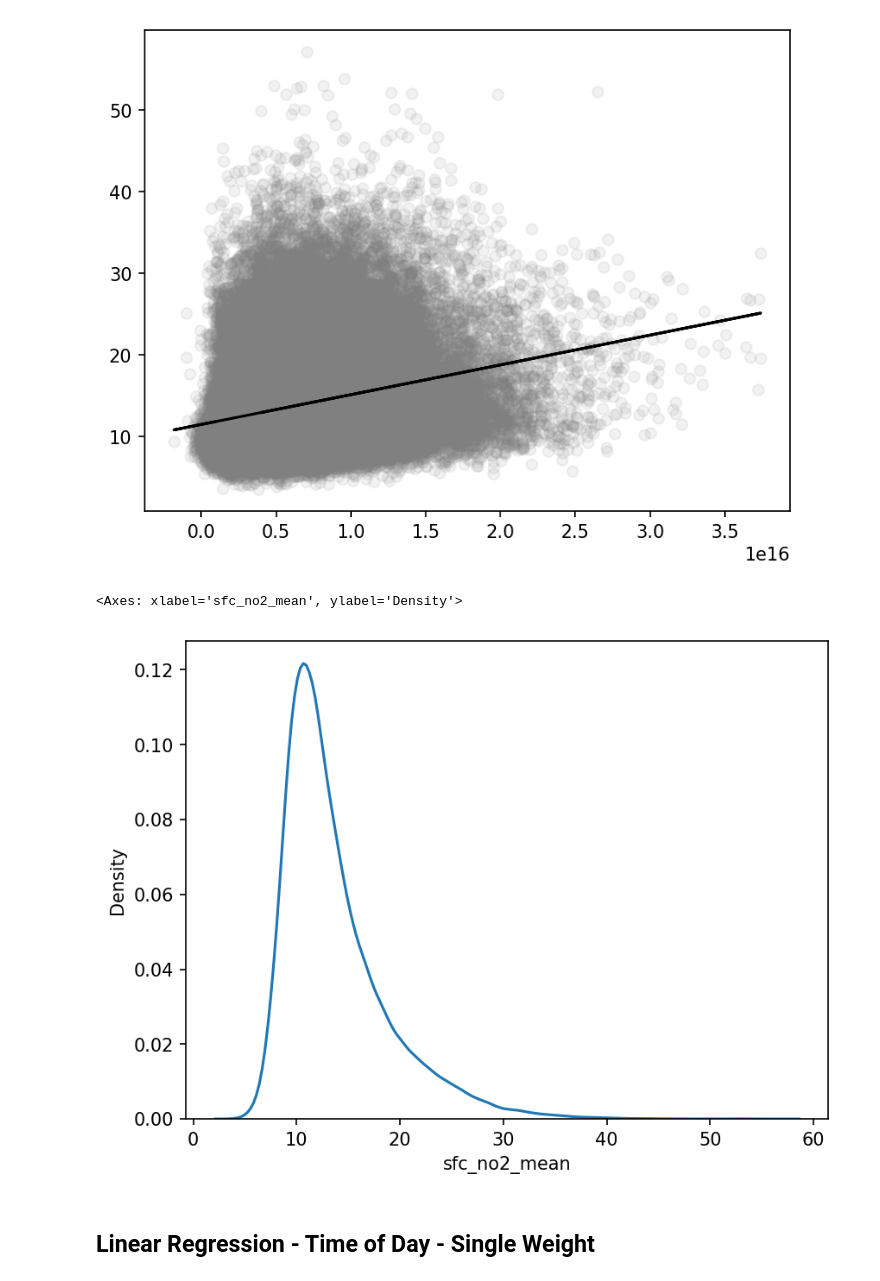
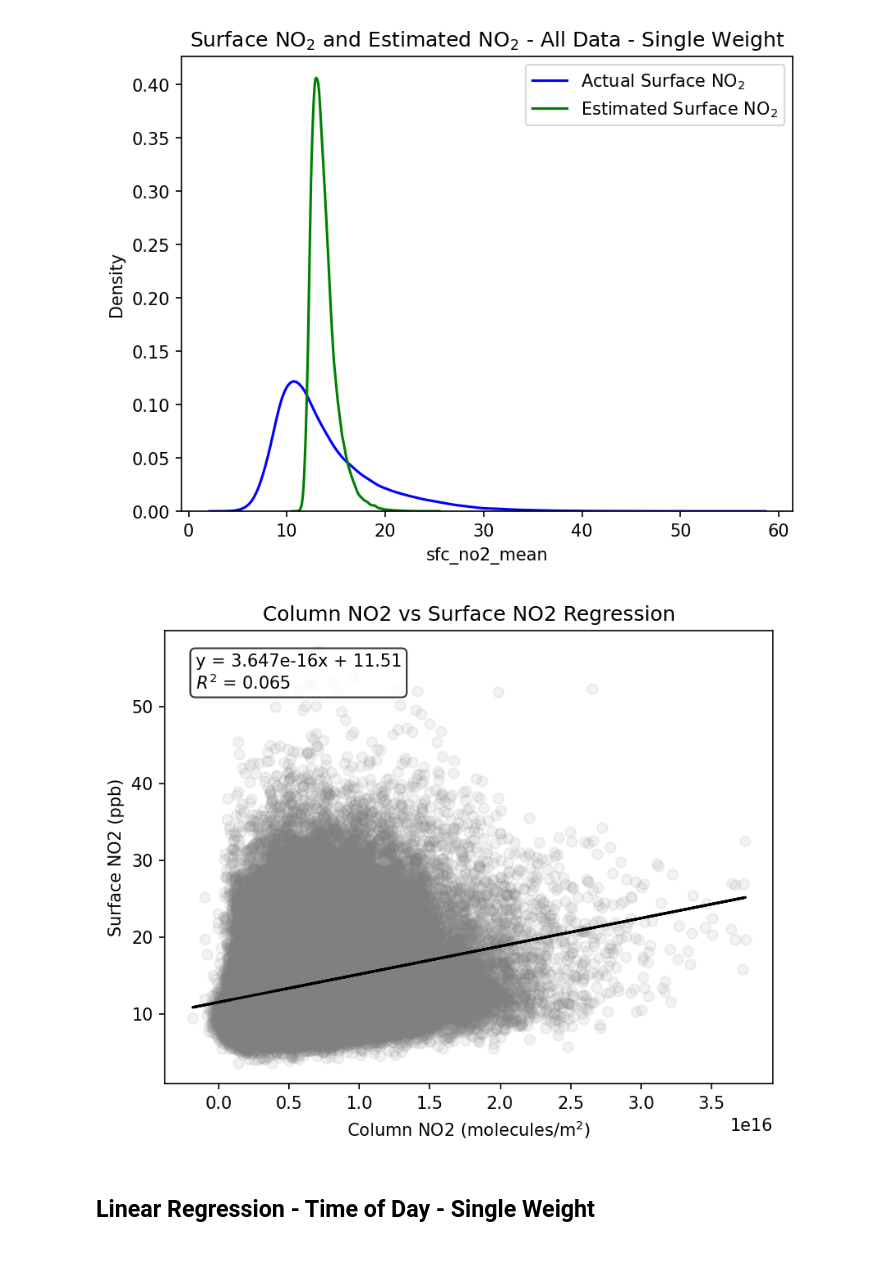
Before and after one commit to NASA-EarthRISE/earthrise-toolkit_ChicagoHAQ-2026, a Jupyter notebook: processing-scripts/clarity-tempo-fusion.ipynb, the cells around one changed output. Drawn from its saved outputs; the diff is of its cells as text; code cells hidden in the pictures.

Commit message:
Changes to fusion file. Mostly adding additional plots & thresholding toggles.

```diff
--- a/processing-scripts/clarity-tempo-fusion.ipynb
+++ b/processing-scripts/clarity-tempo-fusion.ipynb
@@ -31,7 +95 @@ def rmse(x,y):
-# %%
-hourly_dat_path  = "~/Documents/01_Research/larc-chicago-haq/datasets/clarity-tempo-hourly.nc"
-diurnal_dat_path  = "~/Documents/01_Research/larc-chicago-haq/datasets/clarity-tempo-diurnal.nc"
-
-ct_hourly = xr.open_dataset(hourly_dat_path)
-ct_diurnal = xr.open_dataset(diurnal_dat_path)
 # %% [markdown]
@@ -42,7 +100,6 @@ tempo_vals =  ct_hourly.column_no2_mean.to_dataframe().reset_index()
 clarity_vals = ct_hourly.sfc_no2_mean.to_dataframe().reset_index()
 
 both = clarity_vals.merge(tempo_vals, on=['latitude','longitude','time']).dropna()
-print(both.head())
 
 x = both['column_no2_mean'].to_frame()
 y = both['sfc_no2_mean'].to_frame()
@@ -50,12 +107,37 @@ y = both['sfc_no2_mean'].to_frame()
 model = linear_model.LinearRegression().fit(X=x, y=y)
 score = model.score(X=x, y=y)
 
+coef = float(np.ravel(model.coef_)[0])
+rank = float(np.ravel(model.rank_)[0])
+intercept = float(np.ravel(model.intercept_)[0])
+
+print("Coef: ", coef)
+print("Rank: ", rank)
+print("Intercept: ", intercept)
+
 print(score)
 
-plt.scatter(x, y, color='grey', alpha=0.1)
-plt.plot(x, model.predict(x),color='k')
+both['no2_estimate'] = both['column_no2_mean'].apply(lambda x: x*float(coef)+float(intercept))
+print(both.head())
 
+sns.kdeplot(both, x="sfc_no2_mean", color="blue", label='Actual Surface NO$_2$')
+sns.kdeplot(both, x='no2_estimate', color="green", label='Estimated Surface NO$_2$')
+plt.title("Surface NO$_2$ and Estimated NO$_2$ - All Data - Single Weight")
+plt.legend()
+savefig("kde-actual-and-estimated-single-weight.png")
 plt.show()
 
-sns.kdeplot(both, x="sfc_no2_mean")
+eqn_text = f"y = {coef:.3e}x + {intercept:.2f}\n$R^2$ = {score:.3f}"
+
+plt.scatter(x, y, color='grey', alpha=0.1)
+plt.plot(x, model.predict(x),color='k' )
+plt.title("Column NO2 vs Surface NO2 Regression")
+plt.xlabel("Column NO2 (molecules/m$^2$)")
+plt.ylabel("Surface NO2 (ppb)")
+plt.annotate(eqn_text, xy=(0.05, 0.95), xycoords='axes fraction',
+             ha='left', va='top', fontsize=10,
+             bbox=dict(boxstyle='round', facecolor='white', alpha=0.8))
+
+savefig("column-no2-vs-sfc-no2-alldata.png")
+plt.show()
 # %% [output]
@@ -69,6 +161,5 @@ sns.kdeplot(both, x="sfc_no2_mean")
-[figure, old version]
+[figure, new version]
-<Axes: xlabel='sfc_no2_mean', ylabel='Density'>
-[figure, old version]
+[figure, new version]
 # %% [markdown]
 ## Linear Regression - Time of Day - Single Weight
 # %%
```
Also changed, not shown: parts of 14 cells of this notebook.
